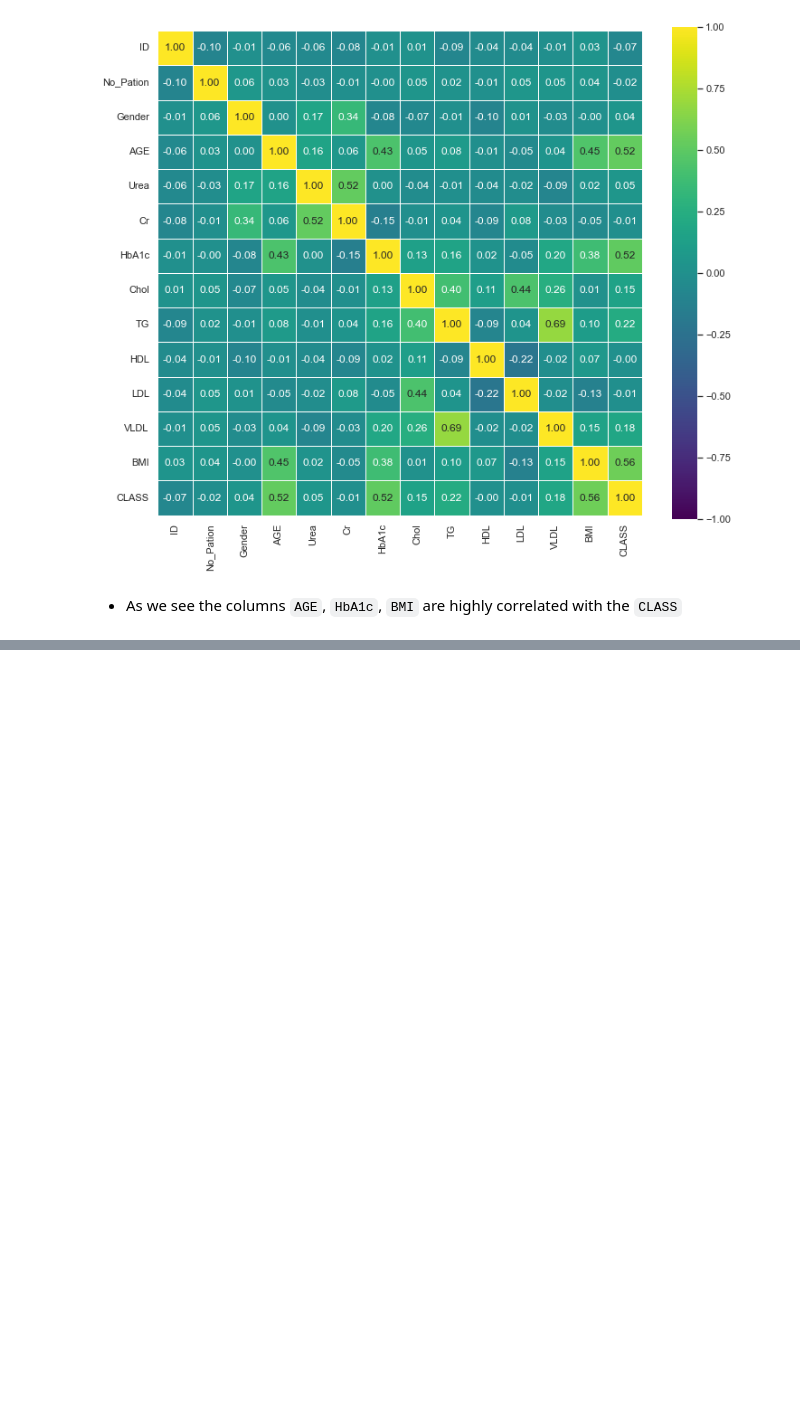
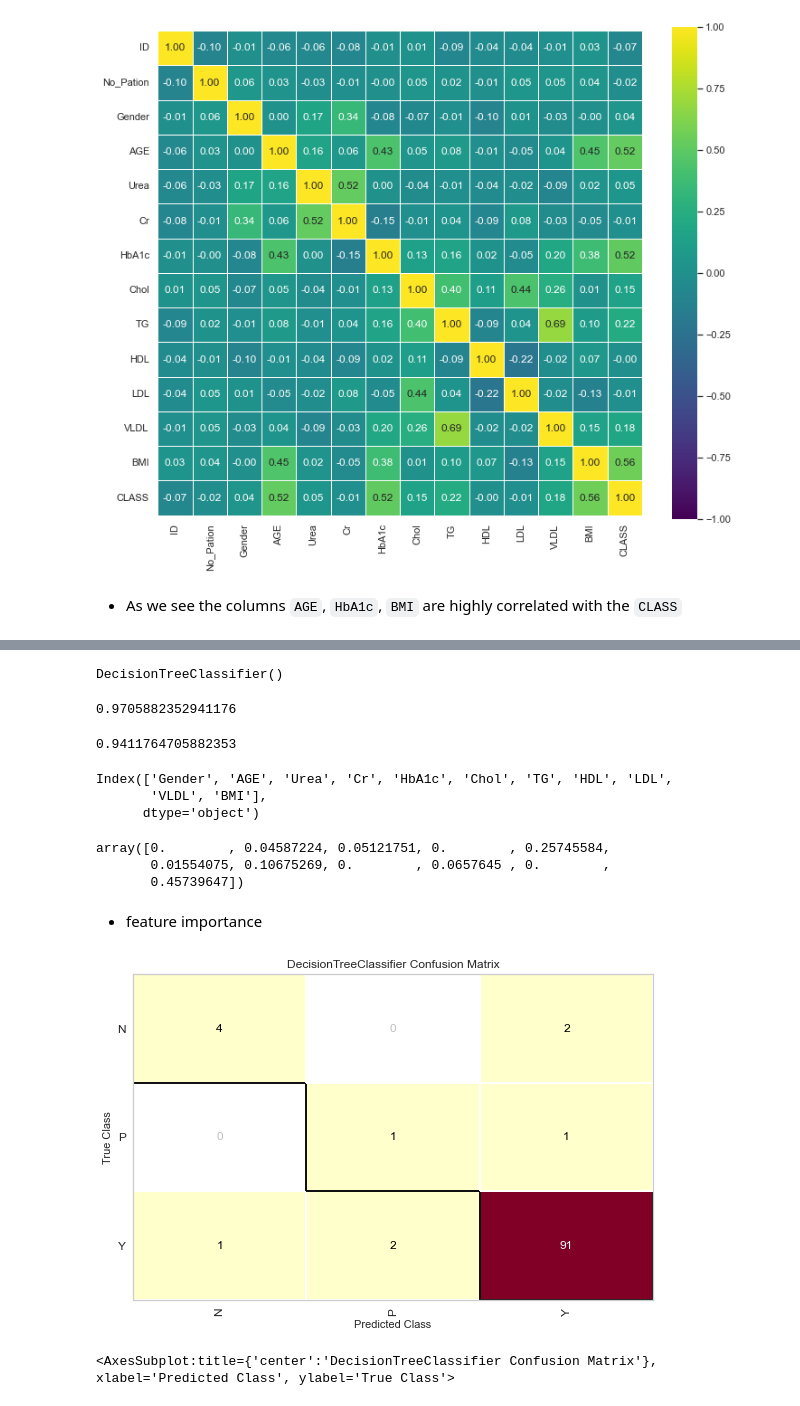
Before and after one commit to Kerolos-Noshy/Diabetes-Prediction, a Jupyter notebook: diabetes prediction.ipynb, the cells around one changed output, grey strips where cells are left out. Saved outputs shown, nothing was run; the diff lists cells and outputs as text; code cells hidden in the pictures; blank space fills up the shorter version.

Commit message:
decision tree model

```diff
--- a/diabetes prediction.ipynb
+++ b/diabetes prediction.ipynb
@@ -311,5 +321,5 @@ plt.show()
 - As we see the columns `AGE`, `HbA1c`, `BMI`  are highly correlated with the `CLASS`
 # %%
 # drop unnecessary columns
-filtered_data.drop(['ID', 'No_Pation'], axis=1)
+filtered_data.drop(['ID', 'No_Pation'], axis=1, inplace=True)
 # %% [output]
@@ -328,0 +330,3 @@ filtered_data.drop(['ID', 'No_Pation'], axis=1)
+# %%
+X_data = filtered_data.drop('CLASS', axis=1)
+y_data = filtered_data['CLASS']
@@ -328,0 +341,7 @@ filtered_data.drop(['ID', 'No_Pation'], axis=1)
+# %%
+X_train, test_val_data, y_train, test_val_labels = train_test_split(
+    X_data, y_data, test_size=0.3, random_state=30
+    )
+val_data, test_data, val_labels, test_labels = train_test_split(
+    test_val_data, test_val_labels, test_size=0.5, random_state=30
+)
@@ -328,0 +364,39 @@ filtered_data.drop(['ID', 'No_Pation'], axis=1)
+# %%
+decision_tree_model = DecisionTreeClassifier()
+decision_tree_model.fit(X_train, y_train)
+# %% [output]
+DecisionTreeClassifier()
+# %%
+decision_tree_model.score(val_data, val_labels)
+# %% [output]
+0.9705882352941176
+# %%
+decision_tree_model.score(test_data, test_labels)
+# %% [output]
+0.9411764705882353
+# %%
+X_train.columns
+# %% [output]
+Index(['Gender', 'AGE', 'Urea', 'Cr', 'HbA1c', 'Chol', 'TG', 'HDL', 'LDL',
+       'VLDL', 'BMI'],
+      dtype='object')
+# %%
+decision_tree_model.feature_importances_
+# %% [output]
+array([0.        , 0.04587224, 0.05121751, 0.        , 0.25745584,
+       0.01554075, 0.10675269, 0.        , 0.0657645 , 0.        ,
+       0.45739647])
+# %% [markdown]
+- feature importance
+# %%
+iris_cm = ConfusionMatrix(
+    decision_tree_model, classes=['N', 'P', 'Y'],
+    label_encoder={0: 'Y', 1: 'P', 2: 'N'}
+)
+
+iris_cm.fit(X_train, y_train)
+iris_cm.score(test_data, test_labels)
+iris_cm.show()
+# %% [output]
+[figure, added]
+<AxesSubplot:title={'center':'DecisionTreeClassifier Confusion Matrix'}, xlabel='Predicted Class', ylabel='True Class'>
```
Also changed, not shown: parts of 7 cells of this notebook.
